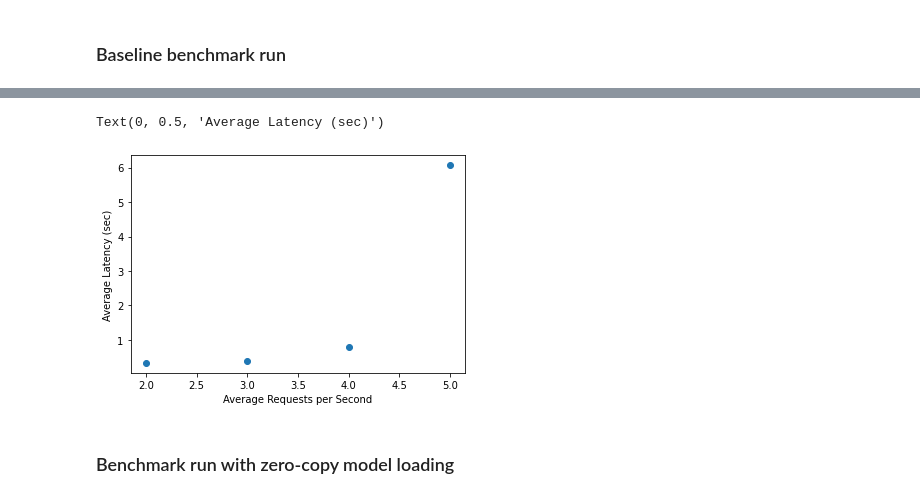
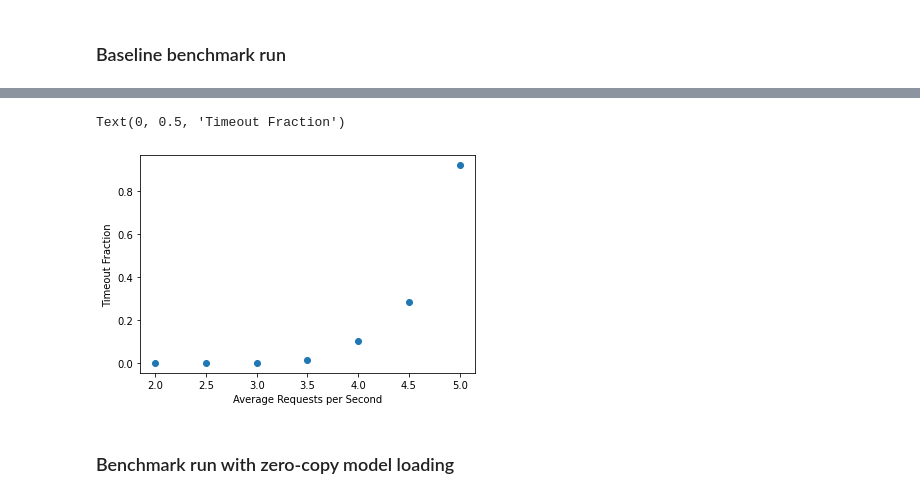
Before and after one commit to project-codeflare/zero-copy-model-loading, a Jupyter notebook: notebooks/benchmark/benchmark.ipynb, the cells around one changed output, grey strips where cells are left out. Saved outputs shown, nothing was run; the diff lists cells and outputs as text; code cells hidden in the pictures.

```diff
--- a/notebooks/benchmark/benchmark.ipynb
+++ b/notebooks/benchmark/benchmark.ipynb
@@ -446,7 +447,7 @@ MODEL_TYPES = list(MODEL_INPUTS.keys())
 
 
 def call_model(model_type: str, language: str, port: int,
-               timeout_sec: float = 20.0) \
+               timeout_sec: float = 5.0) \
         -> Tuple[int, float, float]:
     '''
     Callack function that calls the model deployment, retrieves and
@@ -817,0 +807,25 @@ agg_results
+# %%
+# Split the successful requests from the timeouts and compute aggregates
+def compute_stats(results_df: pd.DataFrame) -> pd.DataFrame:
+    timeout_results = results_df[results_df['result_code'] != 200]
+    success_results = results_df[results_df['result_code'] == 200]
+
+    timeout_counts = (
+        timeout_results
+        .groupby('request_rate')
+        .aggregate({'request_id': 'count'})
+        .rename(columns={'request_id': 'timeouts'}))
+    stats = (
+        success_results
+        .groupby('request_rate')
+        .aggregate({'latency': ['mean', 'median', 'max'],
+                    'request_id': 'count'}))
+
+    # Column names come out from the aggregations all messed up
+    stats.columns=['mean', 'median', 'max', 'successes']
+    stats = stats.join(timeout_counts).fillna(0)
+    stats['timeout_fraction'] = stats['timeouts'] / (stats['successes'] + stats['timeouts'])
+    return stats
+# %%
+baseline_stats = compute_stats(results)
+baseline_stats
@@ -818,11 +842,11 @@ agg_results
 # %%
 # Partial plot. Don't include this plot in the blog.
-plt.scatter(agg_results.index, agg_results["latency", "mean"])
+plt.scatter(baseline_stats.index, baseline_stats['timeout_fraction'])
 plt.xlabel("Average Requests per Second")
-plt.ylabel("Average Latency (sec)")
+plt.ylabel("Timeout Fraction")
 # %% [output]
-Text(0, 0.5, 'Average Latency (sec)')
+Text(0, 0.5, 'Timeout Fraction')
-[figure, old version]
+[figure, new version]
 # %%
 # Don't include this cell in the blog.
 # Make sure that TorchServe is shut down before we continue.
```
Also changed, not shown: parts of 22 cells of this notebook.
